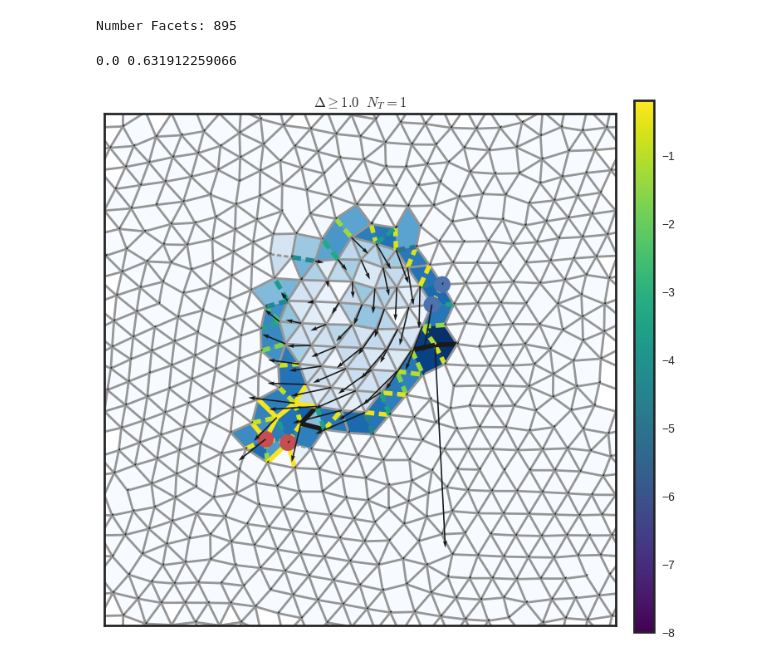
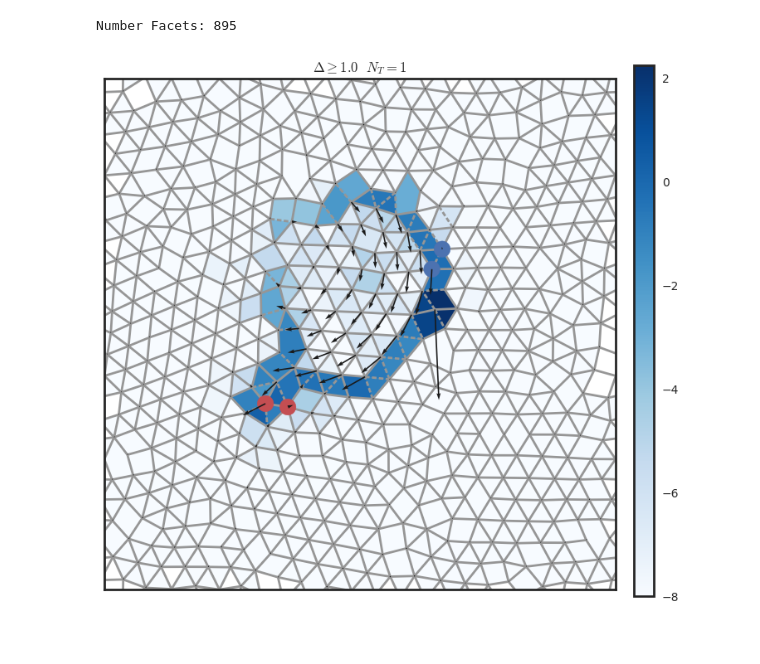
Before and after one commit to jrocks/lib_network_tuning, a Jupyter notebook: notebooks/tuning_structure_mech.ipynb, the cells around one changed output. Saved outputs shown, nothing was run; the diff lists cells and outputs as text; code cells hidden in the pictures.

```diff
--- a/notebooks/tuning_structure_mech.ipynb
+++ b/notebooks/tuning_structure_mech.ipynb
@@ -389,11 +367,6 @@ ostrain_edges = data['ostrain_edges'][0]
 
 removed = np.where(data['K_disc'] == 0.0)[0]
 disp = data['disp']
-
-with open("/data1/home/rocks/data/{:}.pkl".format(nw_label), 'rb') as pkl_file:
-
-    nw_data = pickle.load(pkl_file)
-    net = nw_data['network']
 
 styles = {}
 center = 0.5 * np.ones(DIM, float)
@@ -475,21 +448,21 @@ styles = {edge: {} for edge in range(net.NE)}
 for edge in removed:
     styles[edge]['ls'] = (0.0, (2.0,1.0))
 
-for edge in zm_edges:
-    styles[edge]['color'] = 'k'
-    styles[edge]['lw'] = 4.0
+# for edge in zm_edges:
+#     styles[edge]['color'] = 'k'
+#     styles[edge]['lw'] = 4.0
 
-print np.min(cviol_obj), np.max(cviol_obj)
+# print np.min(cviol_obj), np.max(cviol_obj)
 
-norm = mcolors.Normalize(vmin=-8, vmax=np.max(np.log10(cviol_obj)))
-cmap = mpl.cm.viridis
-smap = mpl.cm.ScalarMappable(norm=norm, cmap=cmap)
+# norm = mcolors.Normalize(vmin=-8, vmax=np.max(np.log10(cviol_obj)))
+# cmap = mpl.cm.viridis
+# smap = mpl.cm.ScalarMappable(norm=norm, cmap=cmap)
 
 
-for edge in cviol_edges:
-    styles[edge]['lw'] = 4.0
-    styles[edge]['color'] = smap.to_rgba(np.log10(cviol_obj[edge]))
-#     styles[edge]['color'] = 'r'
+# for edge in cviol_edges:
+#     styles[edge]['lw'] = 4.0
+#     styles[edge]['color'] = smap.to_rgba(np.log10(cviol_obj[edge]))
+# #     styles[edge]['color'] = 'r'
 
 nplot.show_network(ax1, net, styles=styles, alpha = 1.0)
 
@@ -497,36 +470,35 @@ nplot.show_network(ax1, net, styles=styles, alpha = 1.0)
 
 styles = {}
 for i in inodesi:
     styles[i] = {}
     styles[i]['color'] = 'r'
 for i in inodesj:
     styles[i] = {}
     styles[i]['color'] = 'r'
 
 for i in onodesi:
     styles[i] = {}
     styles[i]['color'] = 'b'
 for i in onodesj:
     styles[i] = {}
     styles[i]['color'] = 'b'
 
-nplot.show_nodes(ax1, net, styles.keys(), styles=styles)
+nplot.show_nodes(ax1, net, list(styles.keys()), styles=styles)
 nplot.show_vecs(ax1, net, disp)
 
 ax1.get_xaxis().set_ticks([])
 ax1.get_yaxis().set_ticks([])
 
 ax1.set_title(r'$\Delta \geq {0}$  $N_T = {1}$'.format(Delta, NTS))
 
 cax = fig.add_axes([0.925, 0.10, 0.03, 0.80])
 cbar = mpl.colorbar.ColorbarBase(cax, cmap=cmap,
                                 norm=norm,
                                 orientation='vertical')
 
 plt.show()
 # %% [output]
-0.0 0.631912259066
-[figure, old version]
+[figure, new version]
 # %%
 mpl.rcParams['mathtext.fontset'] = 'cm'
 sns.set_context('poster', font_scale=1.25)
```
Also changed, not shown: parts of 7 cells of this notebook, 8 other files.
